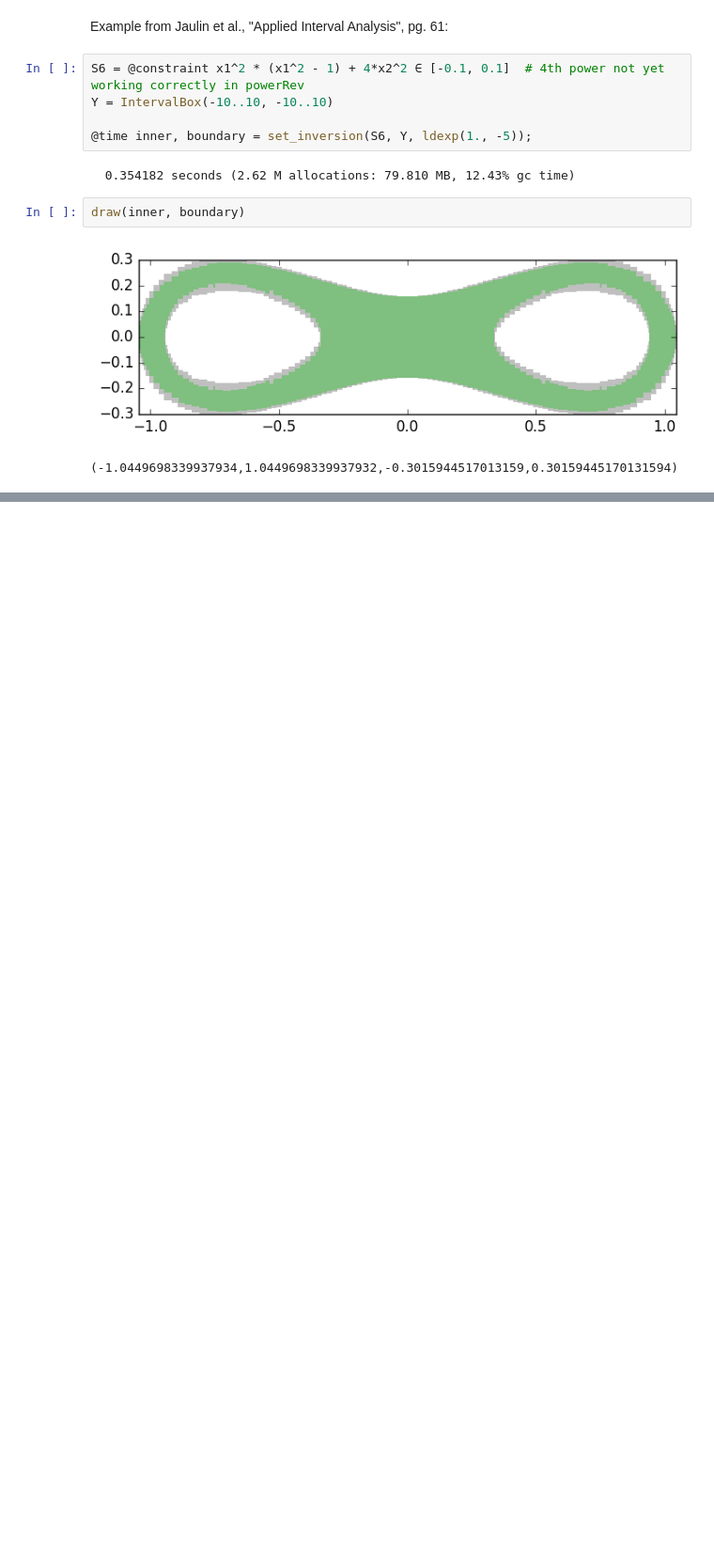
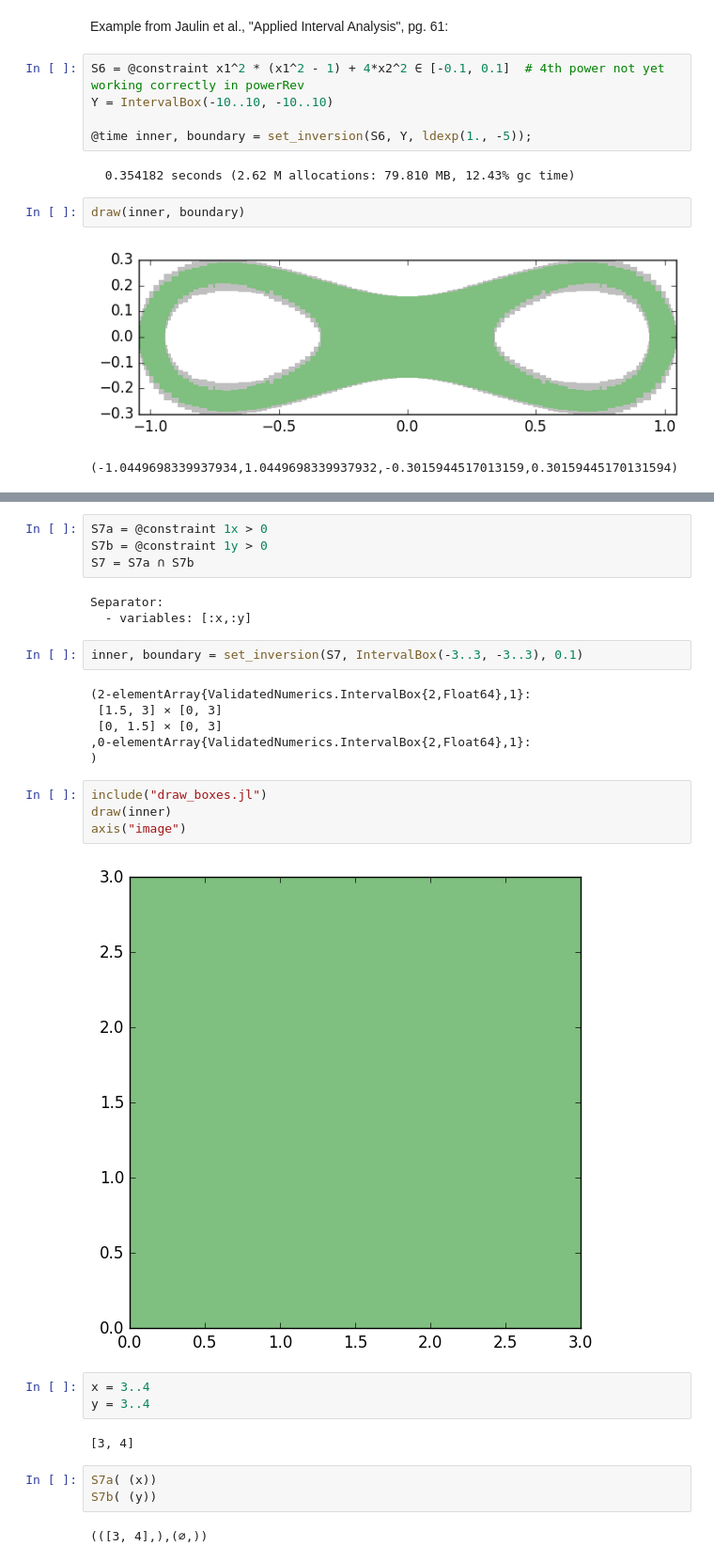
Before and after one commit to JuliaIntervals/IntervalConstraintProgramming.jl, a Jupyter notebook: examples/Set inversion with separators examples.ipynb, the cells around one changed output, grey strips where cells are left out. Shown at 94% size. Cells and saved outputs as stored; diff of their text form; blank space fills up the shorter version.

Commit message:
Intersection apparently working for separators with different variables

```diff
--- a/examples/Set inversion with separators examples.ipynb
+++ b/examples/Set inversion with separators examples.ipynb
@@ -245,0 +253,31 @@ draw(inner, boundary)
+# %%
+S7a = @constraint 1x > 0
+S7b = @constraint 1y > 0
+S7 = S7a ∩ S7b
+# %% [output]
+Separator:
+  - variables: [:x,:y]
+# %%
+inner, boundary = set_inversion(S7, IntervalBox(-3..3, -3..3), 0.1)
+# %% [output]
+(2-elementArray{ValidatedNumerics.IntervalBox{2,Float64},1}:
+ [1.5, 3] × [0, 3]
+ [0, 1.5] × [0, 3]
+,0-elementArray{ValidatedNumerics.IntervalBox{2,Float64},1}:
+)
+# %%
+include("draw_boxes.jl")
+draw(inner)
+axis("image")
+# %% [output]
+[figure, added]
+# %%
+x = 3..4
+y = 3..4
+# %% [output]
+[3, 4]
+# %%
+S7a( (x))
+S7b( (y))
+# %% [output]
+(([3, 4],),(∅,))
```
Also changed, not shown: parts of 13 cells of this notebook, 4 other files.
